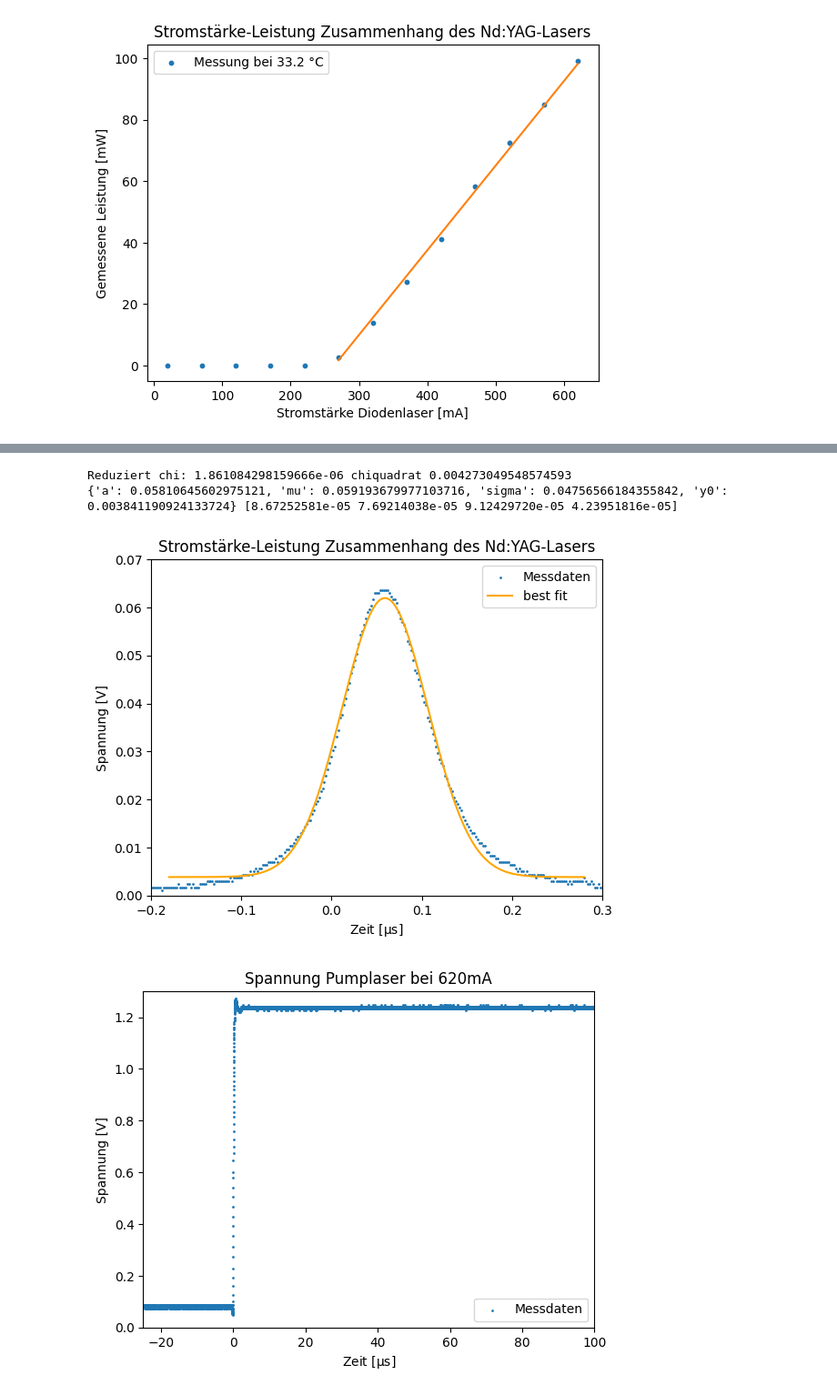
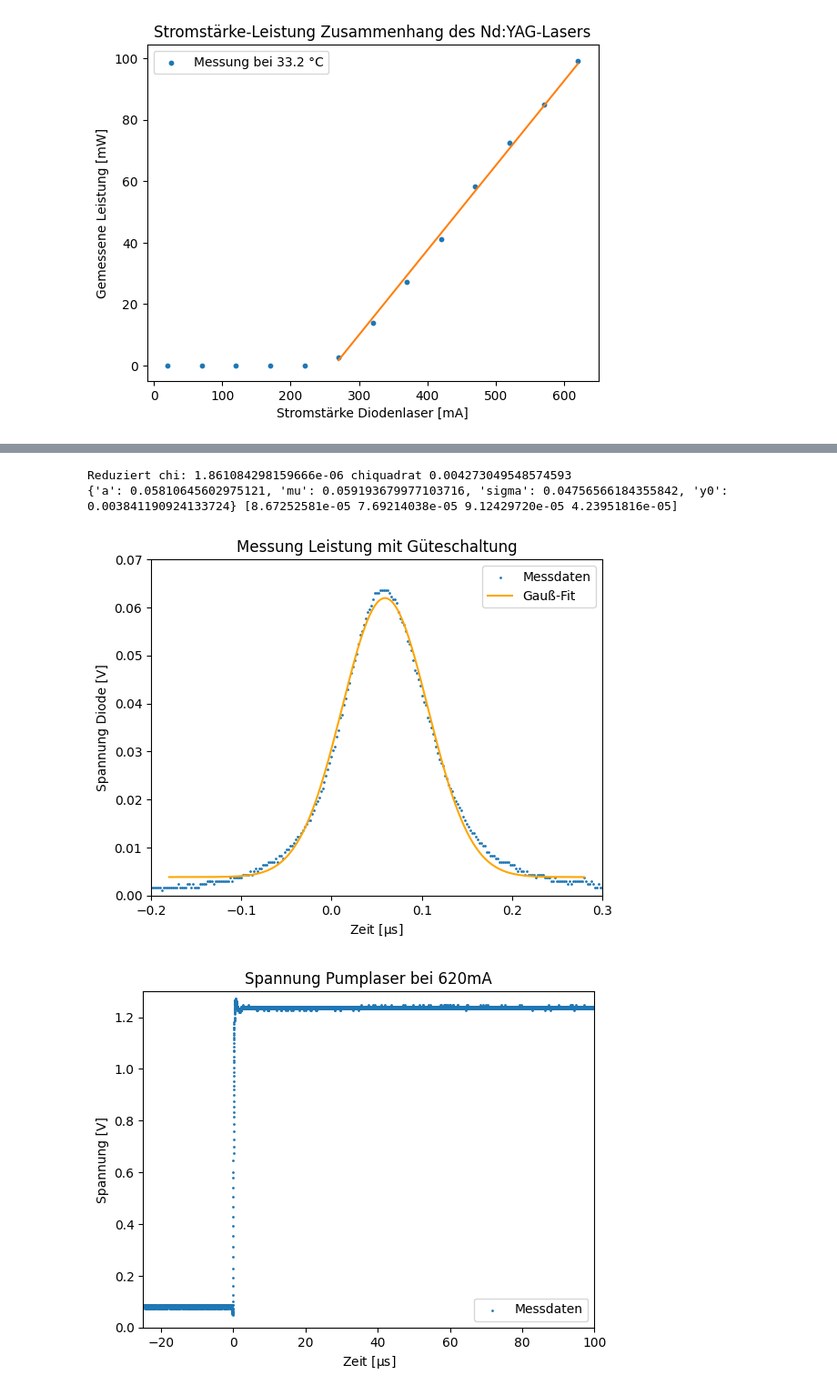
Before and after one commit to CaptainNikon/O2_Nd-YAG_Laser, a Jupyter notebook: Auswertung.ipynb, the cells around one changed output, grey strips where cells are left out. Shown at 91% size. Cells and saved outputs as stored; diff of their text form; code cells hidden in the pictures.

```diff
--- a/Auswertung.ipynb
+++ b/Auswertung.ipynb
@@ -132,37 +208,36 @@ def gaussian(x: np.ndarray,a:float, mu: float, sigma: float,y0:float):
 # %%
 #plt.figure(figsize=(10,6))
 #poptgauss1,covgauss1 = soc.curve_fit(gaussian,puls2[:,0]*10**6,puls2[:,1],method="lm")
 #plt.plot(puls2[:,0]*10**6,gaussian(puls2[:,0]*10**6,*poptgauss1),label="Fit")
 #stats.chisquare(puls2[:,0]*10**6,gaussian(puls2[:,0]*10**6,*poptgauss1),ddof=1)
 
 plt.scatter(puls2[::10,0]*10**6,puls2[::10,1],label="Messdaten",s=1)
 
 corner1 = 1600
 corner2 = 3900
 
 gmodel = Model(gaussian)
 
 # create parameters with initial guesses:
 params = gmodel.make_params(a=0.05, mu=0.06, sigma=0.08,y0=0.01)
 result = gmodel.fit(puls2[corner1:corner2,1], params,x=puls2[corner1:corner2,0]*10**6)
 
 
-plt.plot(puls2[corner1:corner2,0]*10**6, result.best_fit, '-', label='best fit',c="orange")
+plt.plot(puls2[corner1:corner2,0]*10**6, result.best_fit, '-', label='Gauß-Fit',c="orange")
 print("Reduziert chi:",result.redchi,"chiquadrat",result.chisqr)
 print(result.best_values,np.sqrt(np.diag(result.covar)))
 
-
 plt.axis([-2e-1,3e-1,0,0.07])
 plt.xlabel(r"Zeit $[\mathrm{\mu s}]$")
-plt.ylabel("Spannung [V]")
-plt.title("Stromstärke-Leistung Zusammenhang des Nd:YAG-Lasers")
+plt.ylabel("Spannung Diode [V]")
+plt.title("Messung Leistung mit Güteschaltung")
 plt.legend(loc=1)
-plt.savefig("Plots/osci2.pdf")
+plt.savefig("Plots/osci2_fit.pdf")
 plt.show()
 # %% [output]
 Reduziert chi: 1.861084298159666e-06 chiquadrat 0.004273049548574593
 {'a': 0.05810645602975121, 'mu': 0.059193679977103716, 'sigma': 0.04756566184355842, 'y0': 0.003841190924133724} [8.67252581e-05 7.69214038e-05 9.12429720e-05 4.23951816e-05]
-[figure, old version]
+[figure, new version]
 # %%
 #plt.figure(figsize=(10,6))
 plt.scatter(sg1c1[::40,0]*10**6,sg1c1[::40,1],label="Messdaten",s=1)
```
Also changed, not shown: parts of 5 cells of this notebook, 14 other files.
